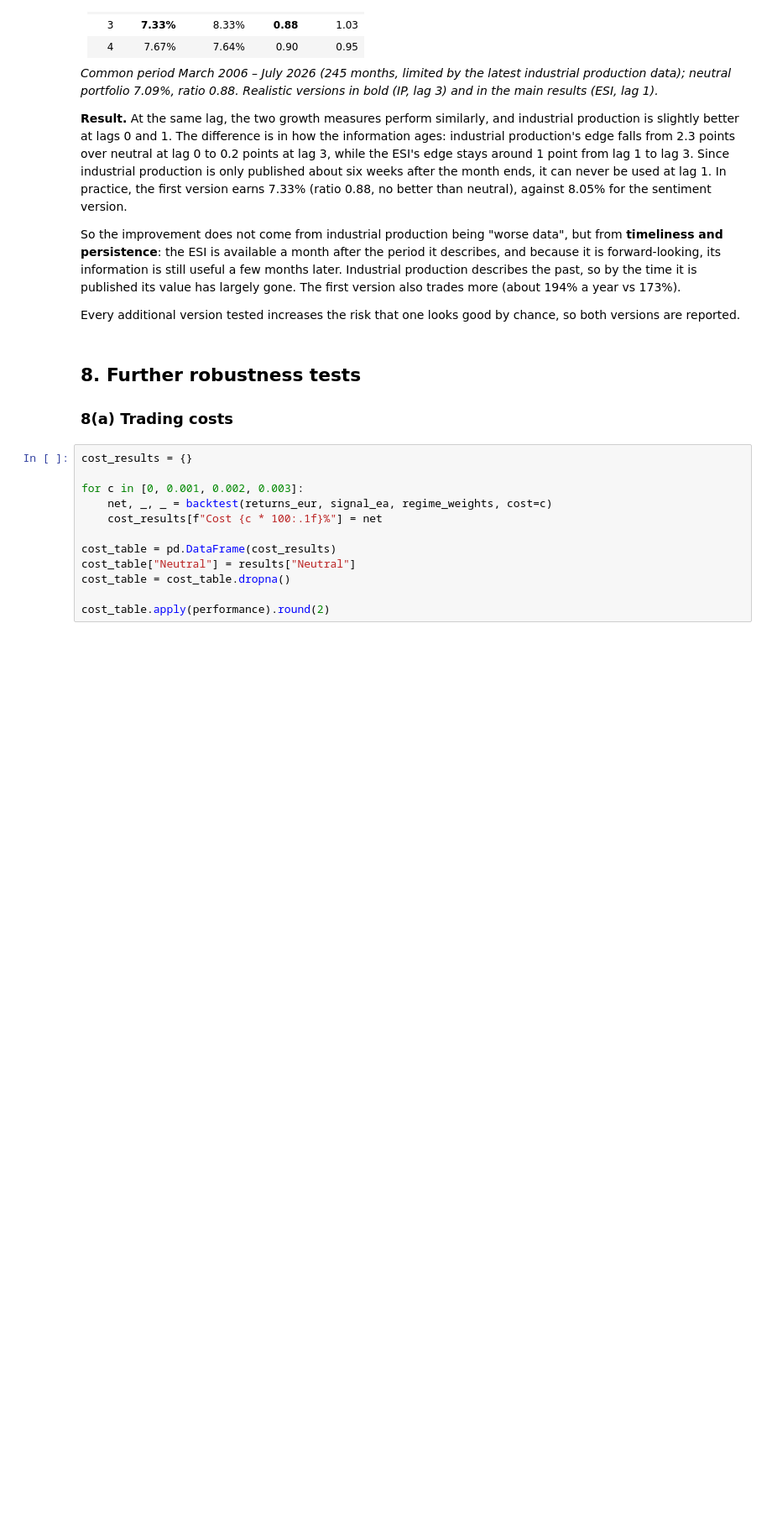
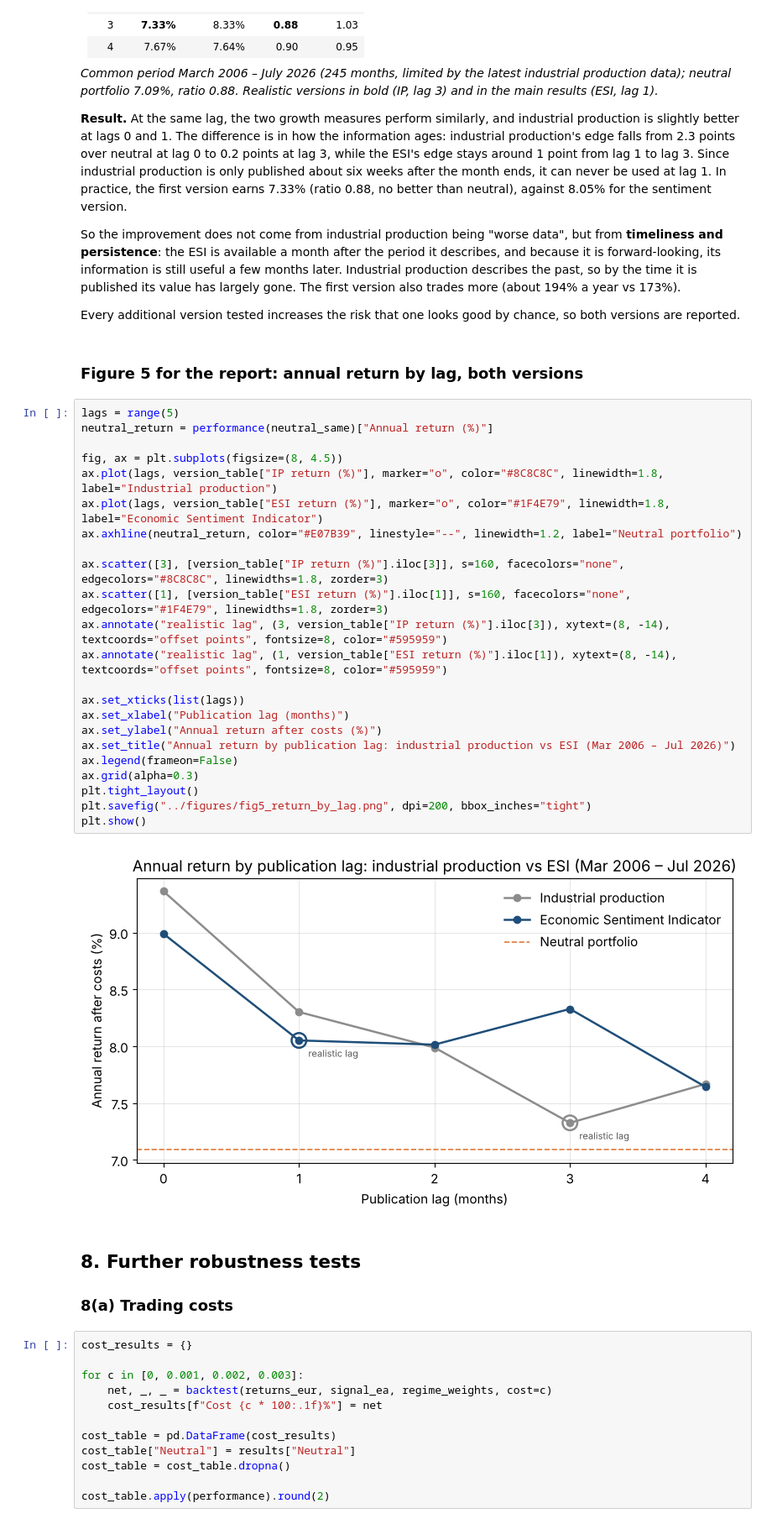
Before and after one commit to Dcobi/macro-regime-model, a Jupyter notebook: notebooks/03_backtest.ipynb, the cells around one changed output. Shown at 84% size. Cells and saved outputs as stored; diff of their text form; blank space fills up the shorter version.

```diff
--- a/notebooks/03_backtest.ipynb
+++ b/notebooks/03_backtest.ipynb
@@ -390,6 +424,33 @@ Neutral over the same period: 7.09%, ratio 0.88
 So the improvement does not come from industrial production being "worse data", but from **timeliness and persistence**: the ESI is available a month after the period it describes, and because it is forward-looking, its information is still useful a few months later. Industrial production describes the past, so by the time it is published its value has largely gone. The first version also trades more (about 194% a year vs 173%).
 
 Every additional version tested increases the risk that one looks good by chance, so both versions are reported.
+# %% [markdown]
+### Figure 5 for the report: annual return by lag, both versions
+# %%
+lags = range(5)
+neutral_return = performance(neutral_same)["Annual return (%)"]
+
+fig, ax = plt.subplots(figsize=(8, 4.5))
+ax.plot(lags, version_table["IP return (%)"], marker="o", color="#8C8C8C", linewidth=1.8, label="Industrial production")
+ax.plot(lags, version_table["ESI return (%)"], marker="o", color="#1F4E79", linewidth=1.8, label="Economic Sentiment Indicator")
+ax.axhline(neutral_return, color="#E07B39", linestyle="--", linewidth=1.2, label="Neutral portfolio")
+
+ax.scatter([3], [version_table["IP return (%)"].iloc[3]], s=160, facecolors="none", edgecolors="#8C8C8C", linewidths=1.8, zorder=3)
+ax.scatter([1], [version_table["ESI return (%)"].iloc[1]], s=160, facecolors="none", edgecolors="#1F4E79", linewidths=1.8, zorder=3)
+ax.annotate("realistic lag", (3, version_table["IP return (%)"].iloc[3]), xytext=(8, -14), textcoords="offset points", fontsize=8, color="#595959")
+ax.annotate("realistic lag", (1, version_table["ESI return (%)"].iloc[1]), xytext=(8, -14), textcoords="offset points", fontsize=8, color="#595959")
+
+ax.set_xticks(list(lags))
+ax.set_xlabel("Publication lag (months)")
+ax.set_ylabel("Annual return after costs (%)")
+ax.set_title("Annual return by publication lag: industrial production vs ESI (Mar 2006 – Jul 2026)")
+ax.legend(frameon=False)
+ax.grid(alpha=0.3)
+plt.tight_layout()
+plt.savefig("../figures/fig5_return_by_lag.png", dpi=200, bbox_inches="tight")
+plt.show()
+# %% [output]
+[figure, added]
 # %% [markdown]
 ## 8. Further robustness tests
 
```
Also changed, not shown: parts of 19 cells of this notebook, 4 other files.
